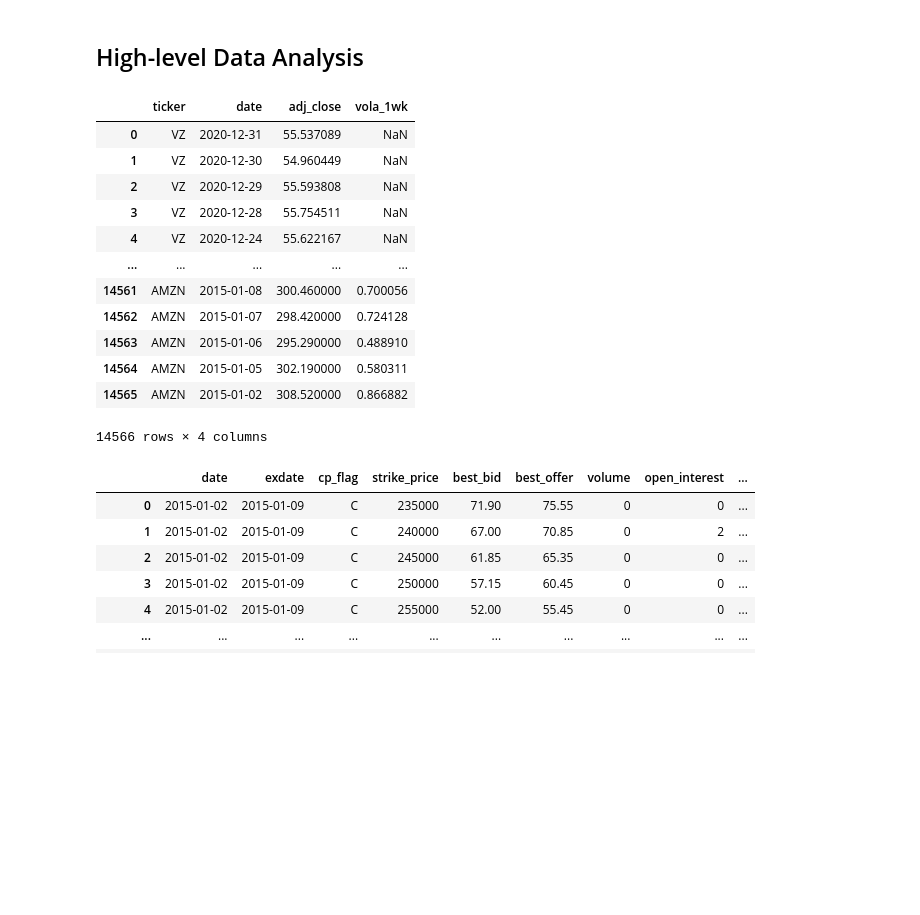
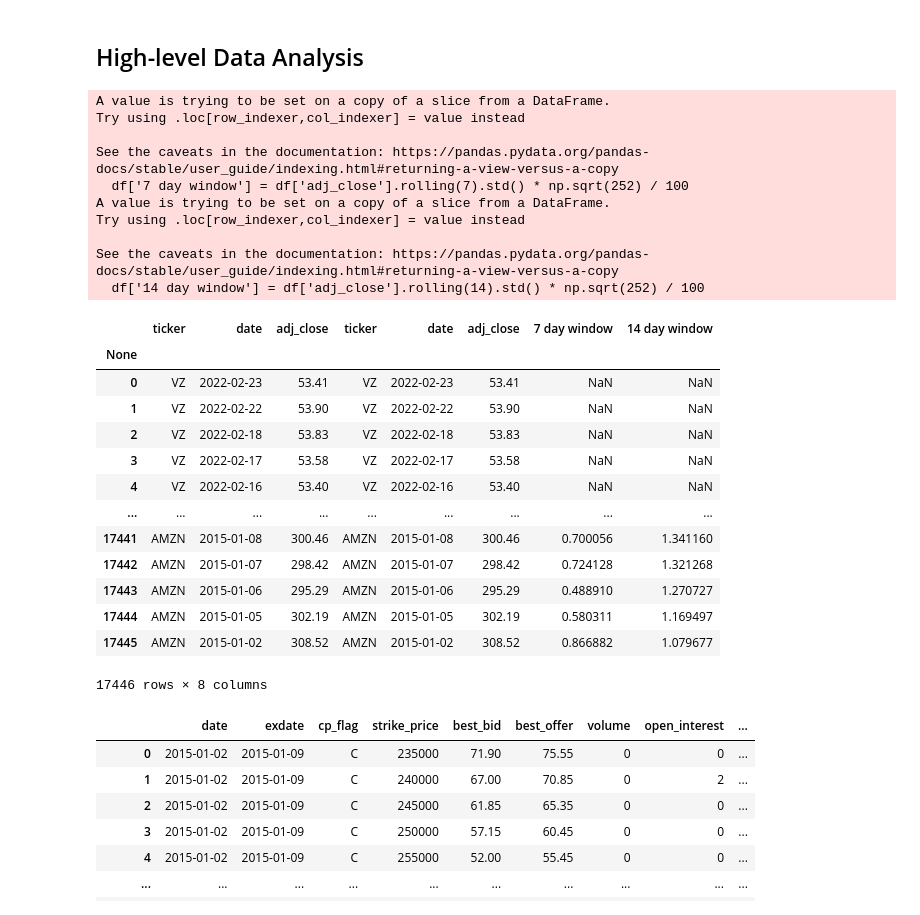
Before and after one commit to sampiaz/finmath_project, a Jupyter notebook: Final_Code.ipynb, the cells around one changed output. Drawn from its saved outputs; the diff is of its cells as text; code cells hidden in the pictures; blank space fills up the shorter version.

```diff
--- a/Final_Code.ipynb
+++ b/Final_Code.ipynb
@@ -11,7 +11,7 @@ quandl.ApiConfig.api_key = 'bULWv51MebBBGL56KGys'
 ##### We will analyze stocks with historically high volatility and large trading volumes, such as large tech companies. Start and end dates were chosen based on availability of options data.
 # %%
 start = '2015-01-01'
-end = '2020-12-31'
+end = '2022-02-23'
 
 tickers = ['GOOG', 'AMZN', 'SNAP', 'MSFT', 'FB', 'TSLA', 'NVDA', 'JPM', 'AVGO', 'VZ']
 # %% [markdown]
@@ -99,31 +99,44 @@ option_data
 # %%
 # create rolling realized vol from adj_close df
 
 close_volatility = pd.DataFrame()
 
 for t in adj_close.ticker.unique():
     df = adj_close[adj_close['ticker'] == t]
-    df = df['adj_close'].rolling(7).std() * np.sqrt(252) / 100
+    df['7 day window'] = df['adj_close'].rolling(7).std() * np.sqrt(252) / 100
+    df['14 day window'] = df['adj_close'].rolling(14).std() * np.sqrt(252) / 100
     close_volatility = pd.concat([close_volatility, df], axis = 0)
 
 
-close_volatility = close_volatility.rename(columns = {0: "vola_1wk"})
+close_volatility = close_volatility.rename(columns = {0: "7 day window"})
+#close_volatility = close_volatility.rename(columns = {0: "14 day window"})
 close_volatility = pd.concat([adj_close, close_volatility], axis = 1)
 close_volatility
 # %% [output]
+A value is trying to be set on a copy of a slice from a DataFrame.
+Try using .loc[row_indexer,col_indexer] = value instead
+
+See the caveats in the documentation: https://pandas.pydata.org/pandas-docs/stable/user_guide/indexing.html#returning-a-view-versus-a-copy
+  df['7 day window'] = df['adj_close'].rolling(7).std() * np.sqrt(252) / 100
+A value is trying to be set on a copy of a slice from a DataFrame.
+Try using .loc[row_indexer,col_indexer] = value instead
+
+See the caveats in the documentation: https://pandas.pydata.org/pandas-docs/stable/user_guide/indexing.html#returning-a-view-versus-a-copy
+  df['14 day window'] = df['adj_close'].rolling(14).std() * np.sqrt(252) / 100
-|  | ticker | date | adj_close | vola_1wk |
-| 0 | VZ | 2020-12-31 | 55.537089 | NaN |
-| 1 | VZ | 2020-12-30 | 54.960449 | NaN |
-| 2 | VZ | 2020-12-29 | 55.593808 | NaN |
-| 3 | VZ | 2020-12-28 | 55.754511 | NaN |
-| 4 | VZ | 2020-12-24 | 55.622167 | NaN |
-| ... | ... | ... | ... | ... |
-| 14561 | AMZN | 2015-01-08 | 300.460000 | 0.700056 |
-| 14562 | AMZN | 2015-01-07 | 298.420000 | 0.724128 |
-| 14563 | AMZN | 2015-01-06 | 295.290000 | 0.488910 |
-| 14564 | AMZN | 2015-01-05 | 302.190000 | 0.580311 |
-| 14565 | AMZN | 2015-01-02 | 308.520000 | 0.866882 |
+|  | ticker | date | adj_close | ticker | date | adj_close | 7 day window | 14 day window |
+| None |  |  |  |  |  |  |  |  |
+| 0 | VZ | 2022-02-23 | 53.41 | VZ | 2022-02-23 | 53.41 | NaN | NaN |
+| 1 | VZ | 2022-02-22 | 53.90 | VZ | 2022-02-22 | 53.90 | NaN | NaN |
+| 2 | VZ | 2022-02-18 | 53.83 | VZ | 2022-02-18 | 53.83 | NaN | NaN |
+| 3 | VZ | 2022-02-17 | 53.58 | VZ | 2022-02-17 | 53.58 | NaN | NaN |
+| 4 | VZ | 2022-02-16 | 53.40 | VZ | 2022-02-16 | 53.40 | NaN | NaN |
+| ... | ... | ... | ... | ... | ... | ... | ... | ... |
+| 17441 | AMZN | 2015-01-08 | 300.46 | AMZN | 2015-01-08 | 300.46 | 0.700056 | 1.341160 |
+| 17442 | AMZN | 2015-01-07 | 298.42 | AMZN | 2015-01-07 | 298.42 | 0.724128 | 1.321268 |
+| 17443 | AMZN | 2015-01-06 | 295.29 | AMZN | 2015-01-06 | 295.29 | 0.488910 | 1.270727 |
+| 17444 | AMZN | 2015-01-05 | 302.19 | AMZN | 2015-01-05 | 302.19 | 0.580311 | 1.169497 |
+| 17445 | AMZN | 2015-01-02 | 308.52 | AMZN | 2015-01-02 | 308.52 | 0.866882 | 1.079677 |
-14566 rows × 4 columns
+17446 rows × 8 columns
 # %%
 amzn_options = pd.DataFrame(option_data[option_data['ticker'] == 'AMZN'])
 # %%
```
Also changed, not shown: parts of 2 cells of this notebook, 1 other file.
